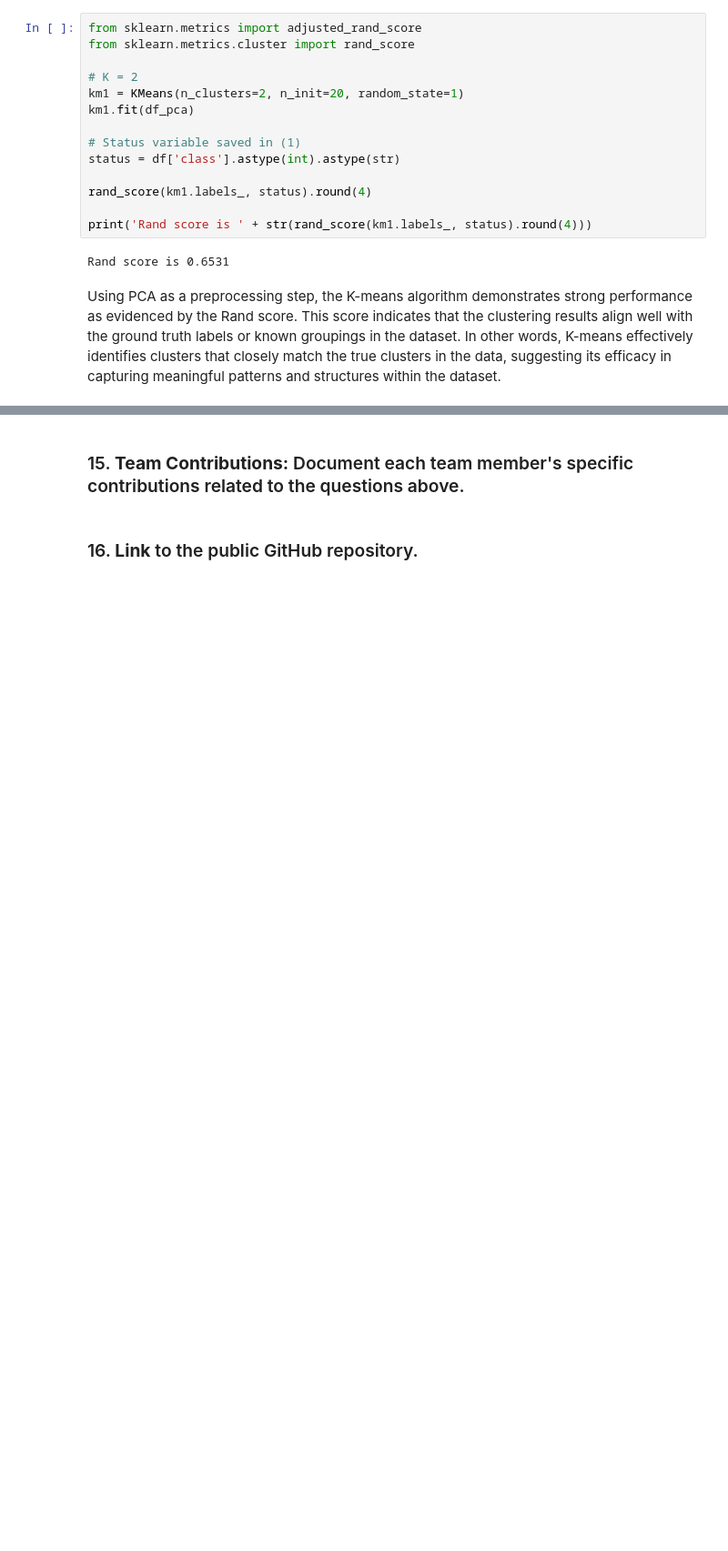
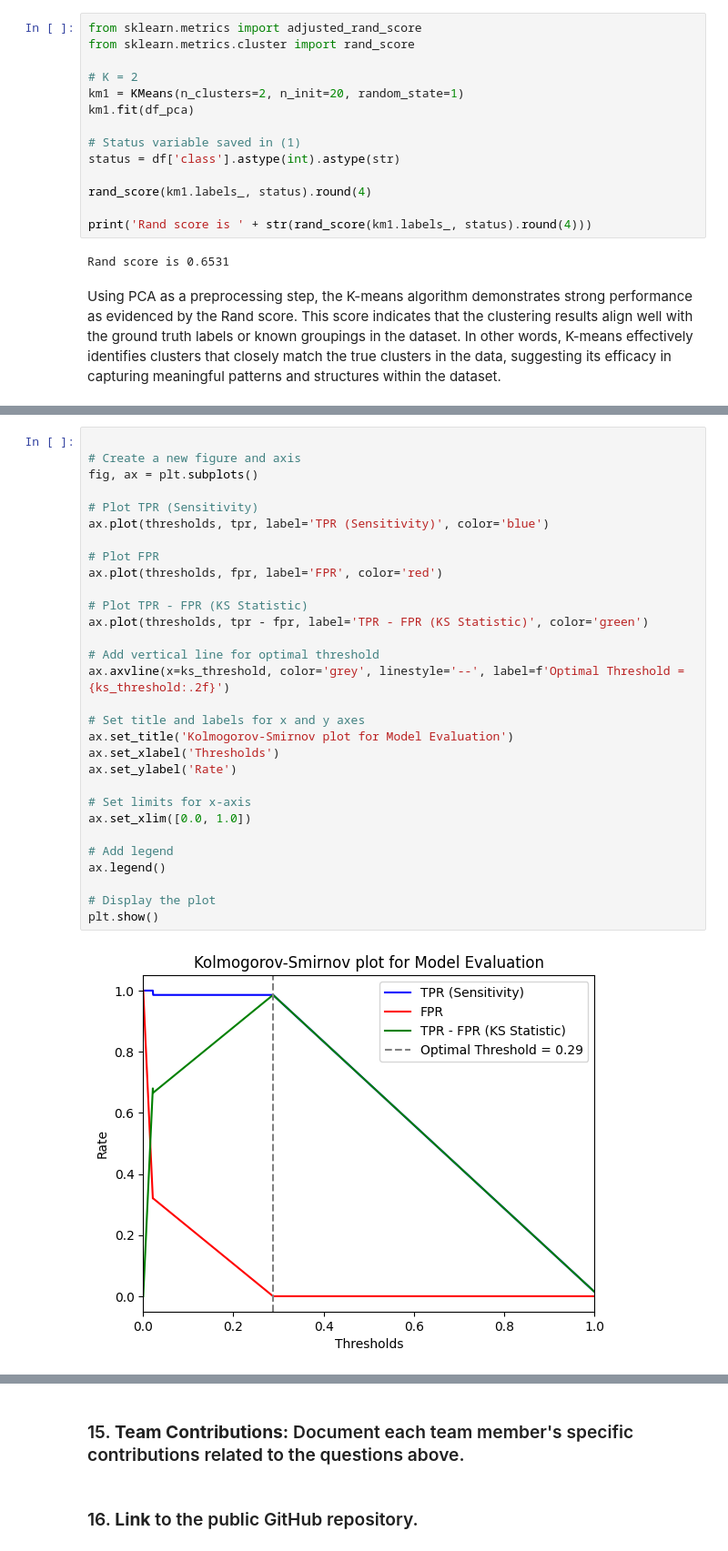
Before and after one commit to ZimingZhang345/assign6, a Jupyter notebook: assignment6_new.ipynb, the cells around one changed output, grey strips where cells are left out. Shown at 91% size. Saved outputs shown, nothing was run; the diff lists cells and outputs as text; blank space fills up the shorter version.

```diff
--- a/assignment6_new.ipynb
+++ b/assignment6_new.ipynb
@@ -869,0 +959,32 @@ Using PCA as a preprocessing step, the K-means algorithm demonstrates strong per
+# %%
+
+# Create a new figure and axis
+fig, ax = plt.subplots()
+
+# Plot TPR (Sensitivity)
+ax.plot(thresholds, tpr, label='TPR (Sensitivity)', color='blue')
+
+# Plot FPR
+ax.plot(thresholds, fpr, label='FPR', color='red')
+
+# Plot TPR - FPR (KS Statistic)
+ax.plot(thresholds, tpr - fpr, label='TPR - FPR (KS Statistic)', color='green')
+
+# Add vertical line for optimal threshold
+ax.axvline(x=ks_threshold, color='grey', linestyle='--', label=f'Optimal Threshold = {ks_threshold:.2f}')
+
+# Set title and labels for x and y axes
+ax.set_title('Kolmogorov-Smirnov plot for Model Evaluation')
+ax.set_xlabel('Thresholds')
+ax.set_ylabel('Rate')
+
+# Set limits for x-axis
+ax.set_xlim([0.0, 1.0])
+
+# Add legend
+ax.legend()
+
+# Display the plot
+plt.show()
+# %% [output]
+[figure, added]
```
Also changed, not shown: parts of 81 cells of this notebook.
